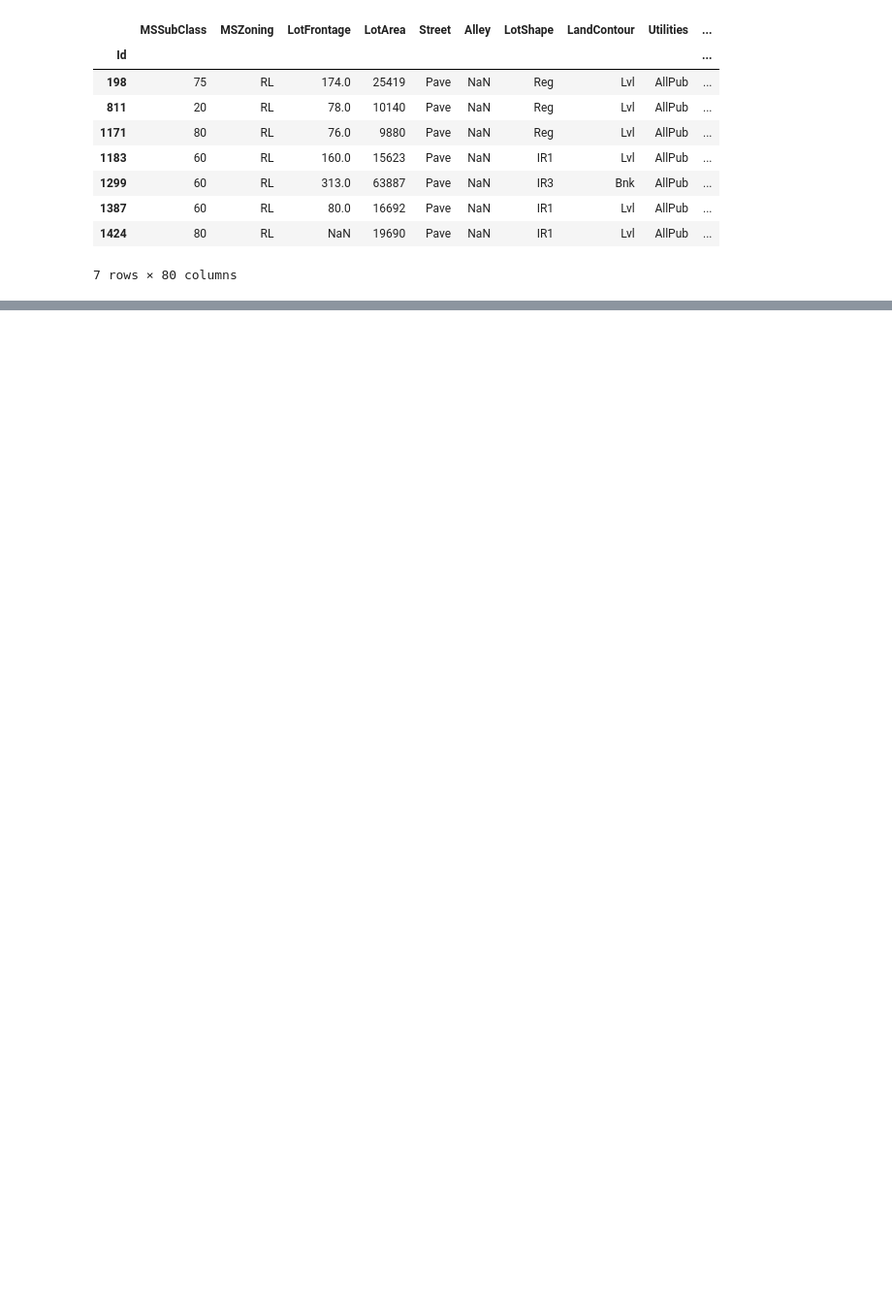
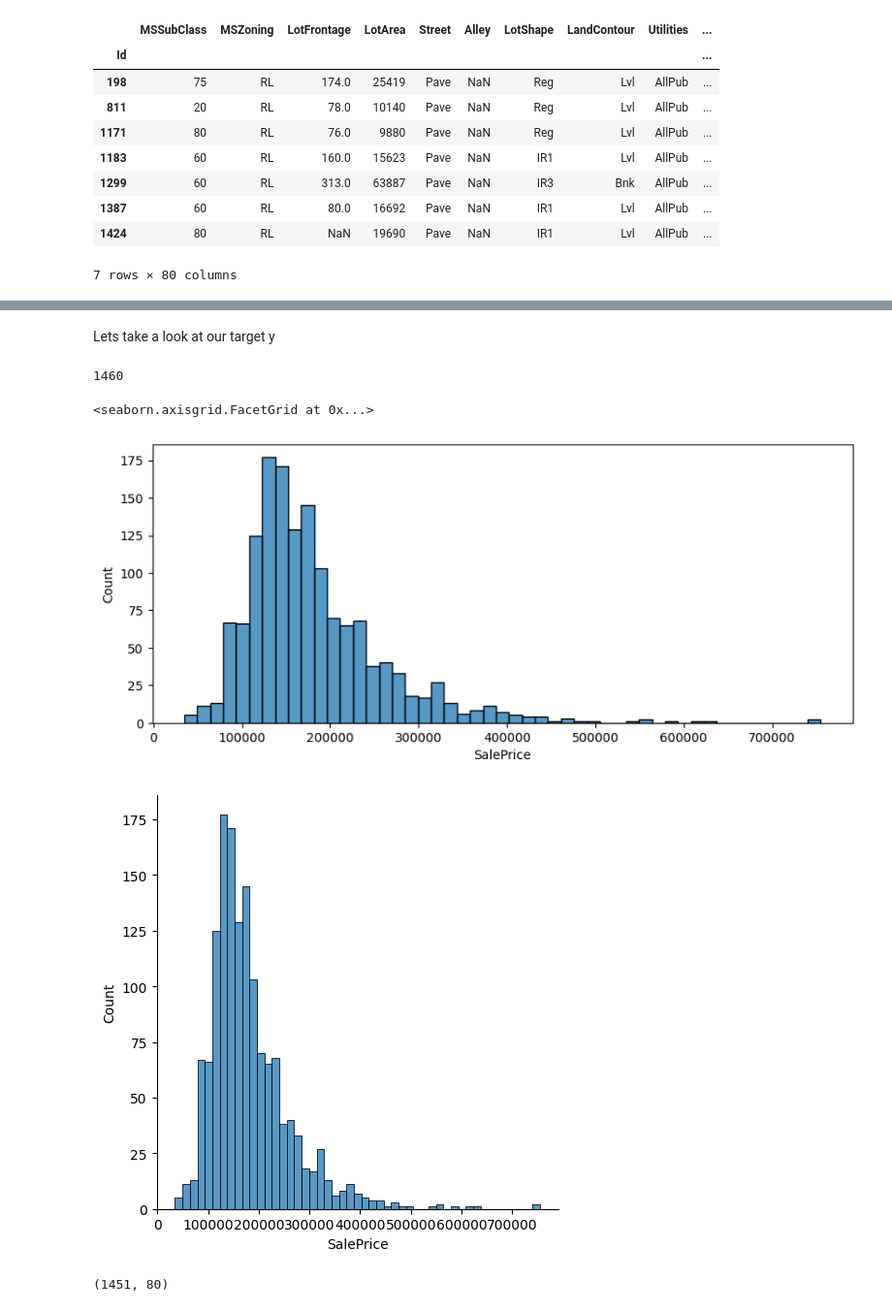
Before and after one commit to Dimildizio/DS_course, a Jupyter notebook: gradient-boosting/notebooks/Housing_prices_kaggle_EDA.ipynb, the cells around one changed output, grey strips where cells are left out. Shown at 97% size. Drawn from its saved outputs; the diff is of its cells as text; code cells hidden in the pictures; blank space fills up the shorter version.

```diff
--- a/gradient-boosting/notebooks/Housing_prices_kaggle_EDA.ipynb
+++ b/gradient-boosting/notebooks/Housing_prices_kaggle_EDA.ipynb
@@ -85,0 +331,19 @@ dtype: int64
+# %% [markdown]
+Lets take a look at our target y
+# %%
+df['SalePrice'].count()
+# %% [output]
+1460
+# %%
+plt.figure(figsize=(10, 4))
+sns.histplot(df['SalePrice'])
+#displot is very fpefpl
+sns.displot(df['SalePrice'])
+# %% [output]
+<seaborn.axisgrid.FacetGrid at 0x...>
+[figure, added]
+[figure, added]
+# %%
+df[df['SalePrice'] < 500000].shape
+# %% [output]
+(1451, 80)
```
Also changed, not shown: parts of 40 cells of this notebook.
